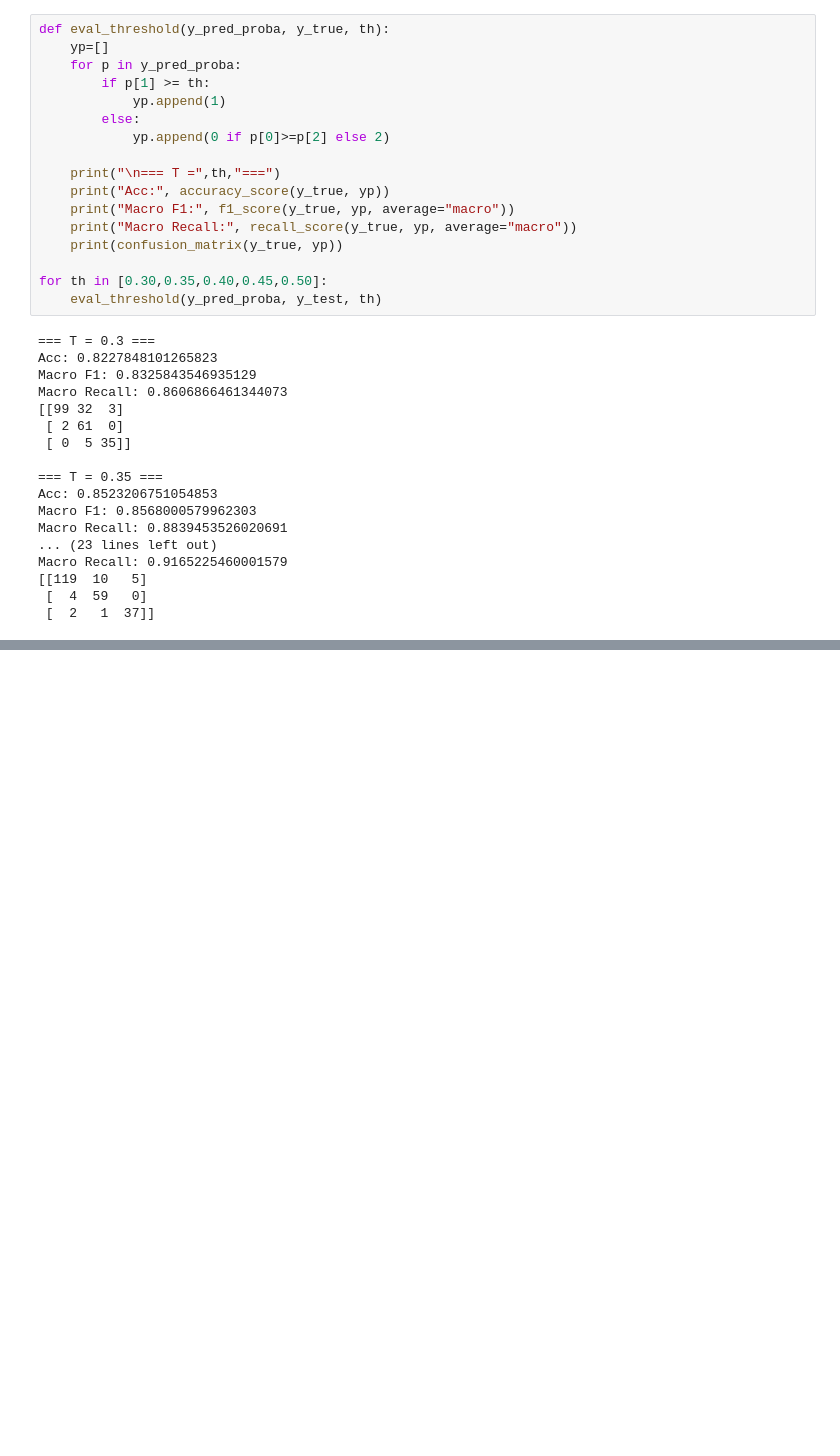
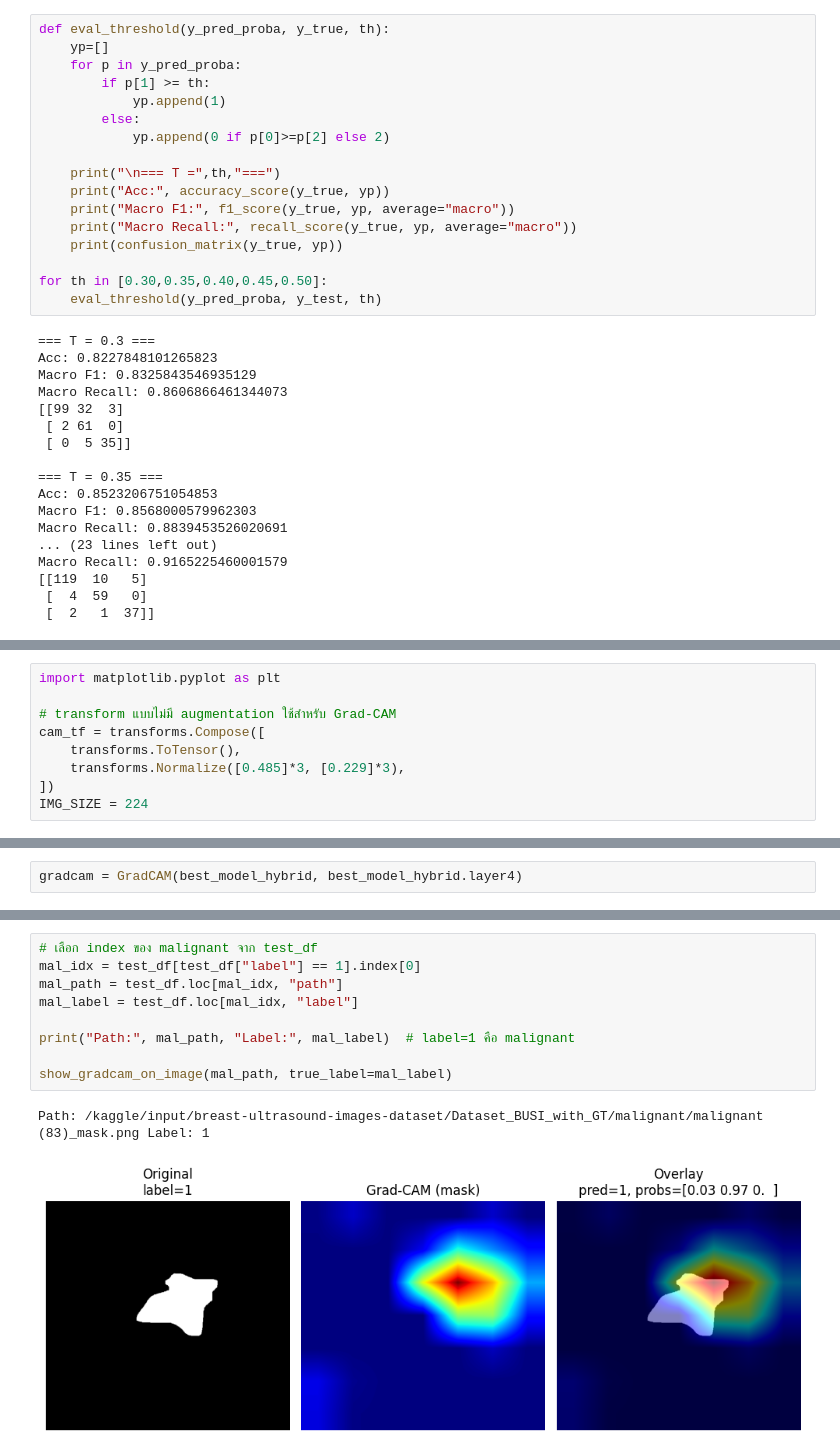
Before and after one commit to pengppng/finalprj, a Jupyter notebook: HybridCNN+Transformer+FocalLoss.ipynb, the cells around one changed output, grey strips where cells are left out. Cells and saved outputs as stored; diff of their text form; blank space fills up the shorter version.

Commit message:
add Grad-CAM

```diff
--- a/HybridCNN+Transformer+FocalLoss.ipynb
+++ b/HybridCNN+Transformer+FocalLoss.ipynb
@@ -496,0 +486,9 @@ Improve breast ultrasound classification model using Hybrid CNN+Transformer with
+# %%
+import matplotlib.pyplot as plt
+
+# transform แบบไม่มี augmentation ใช้สำหรับ Grad-CAM
+cam_tf = transforms.Compose([
+    transforms.ToTensor(),
+    transforms.Normalize([0.485]*3, [0.229]*3),
+])
+IMG_SIZE = 224
@@ -496,0 +561,2 @@ Improve breast ultrasound classification model using Hybrid CNN+Transformer with
+# %%
+gradcam = GradCAM(best_model_hybrid, best_model_hybrid.layer4)
@@ -496,0 +633,12 @@ Improve breast ultrasound classification model using Hybrid CNN+Transformer with
+# %%
+# เลือก index ของ malignant จาก test_df
+mal_idx = test_df[test_df["label"] == 1].index[0]
+mal_path = test_df.loc[mal_idx, "path"]
+mal_label = test_df.loc[mal_idx, "label"]
+
+print("Path:", mal_path, "Label:", mal_label)  # label=1 คือ malignant
+
+show_gradcam_on_image(mal_path, true_label=mal_label)
+# %% [output]
+Path: /kaggle/input/breast-ultrasound-images-dataset/Dataset_BUSI_with_GT/malignant/malignant (83)_mask.png Label: 1
+[figure, added]
```
Also changed, not shown: parts of 5 cells of this notebook.
